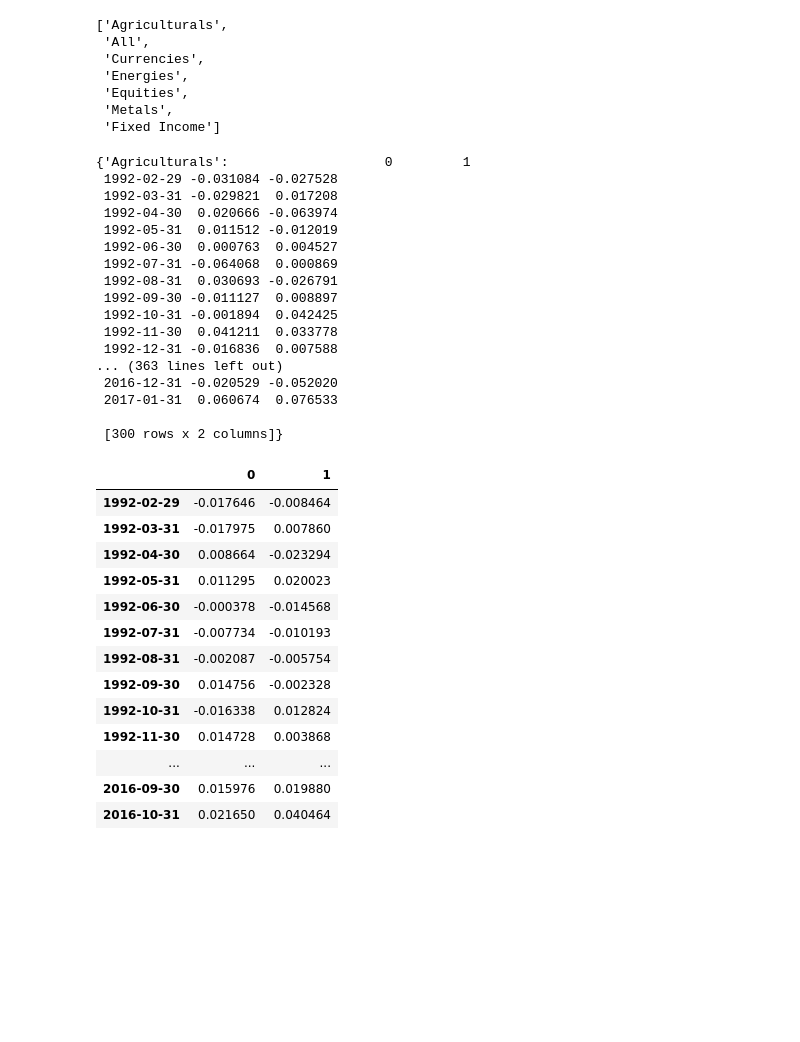
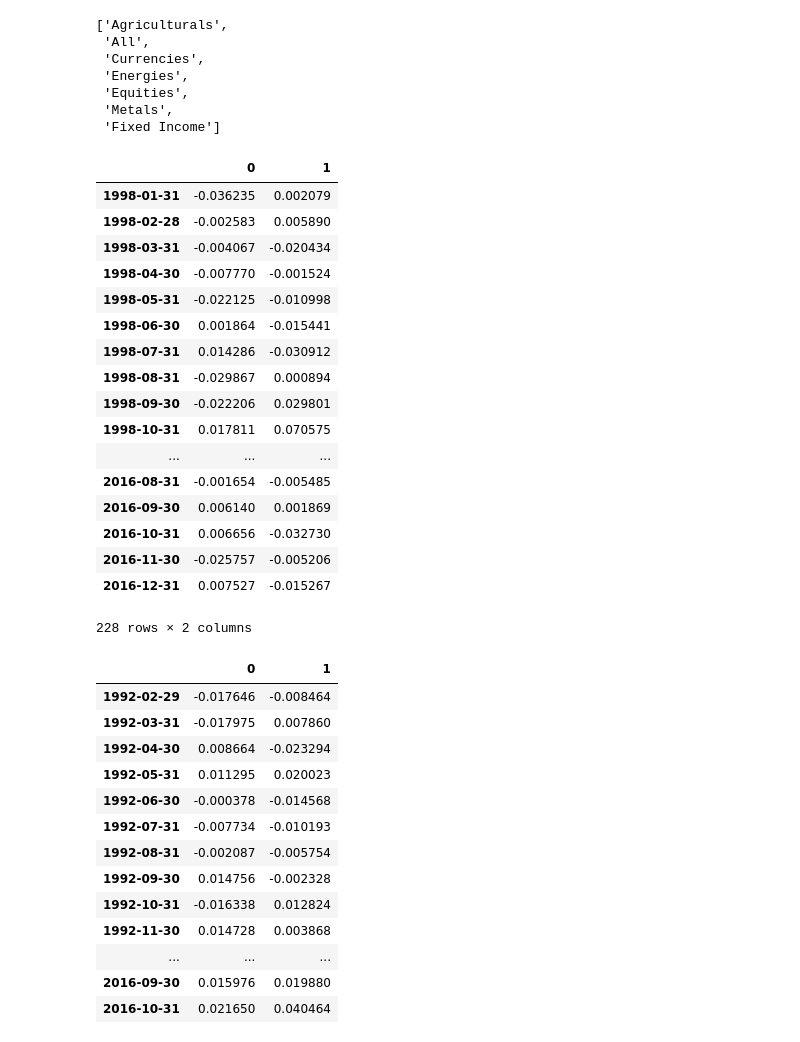
Before and after one commit to mrefermat/FinancePhD, a Jupyter notebook: LiquidityMomentum/Paper 2 - Monthly portfolio loader.ipynb, the cells around one changed output. Cells and saved outputs as stored; diff of their text form; code cells hidden in the pictures; blank space fills up the shorter version.

```diff
--- a/LiquidityMomentum/Paper 2 - Monthly portfolio loader.ipynb
+++ b/LiquidityMomentum/Paper 2 - Monthly portfolio loader.ipynb
@@ -162,25 +163,26 @@ sector_portfolio_sorts_FHT_mon.keys()
  'Metals',
  'Fixed Income']
 # %%
-read_monthly(amihud=False)
+read_monthly(amihud=False)['Currencies'].dropna()
 # %% [output]
+|  | 0 | 1 |
+| 1998-01-31 | -0.036235 | 0.002079 |
+| 1998-02-28 | -0.002583 | 0.005890 |
+| 1998-03-31 | -0.004067 | -0.020434 |
+| 1998-04-30 | -0.007770 | -0.001524 |
+| 1998-05-31 | -0.022125 | -0.010998 |
+| 1998-06-30 | 0.001864 | -0.015441 |
+| 1998-07-31 | 0.014286 | -0.030912 |
+| 1998-08-31 | -0.029867 | 0.000894 |
+| 1998-09-30 | -0.022206 | 0.029801 |
+| 1998-10-31 | 0.017811 | 0.070575 |
+| ... | ... | ... |
+| 2016-08-31 | -0.001654 | -0.005485 |
+| 2016-09-30 | 0.006140 | 0.001869 |
+| 2016-10-31 | 0.006656 | -0.032730 |
+| 2016-11-30 | -0.025757 | -0.005206 |
+| 2016-12-31 | 0.007527 | -0.015267 |
-{'Agriculturals':                    0         1
- 1992-02-29 -0.031084 -0.027528
- 1992-03-31 -0.029821  0.017208
- 1992-04-30  0.020666 -0.063974
- 1992-05-31  0.011512 -0.012019
- 1992-06-30  0.000763  0.004527
- 1992-07-31 -0.064068  0.000869
- 1992-08-31  0.030693 -0.026791
- 1992-09-30 -0.011127  0.008897
- 1992-10-31 -0.001894  0.042425
- 1992-11-30  0.041211  0.033778
- 1992-12-31 -0.016836  0.007588
-... (363 lines left out)
- 2016-12-31 -0.020529 -0.052020
- 2017-01-31  0.060674  0.076533
-
- [300 rows x 2 columns]}
+228 rows × 2 columns
 # %%
 sector_portfolio_sorts_FHT_mon['All']
 # %% [output]
```
Also changed, not shown: parts of 2 cells of this notebook, 4 other files.
